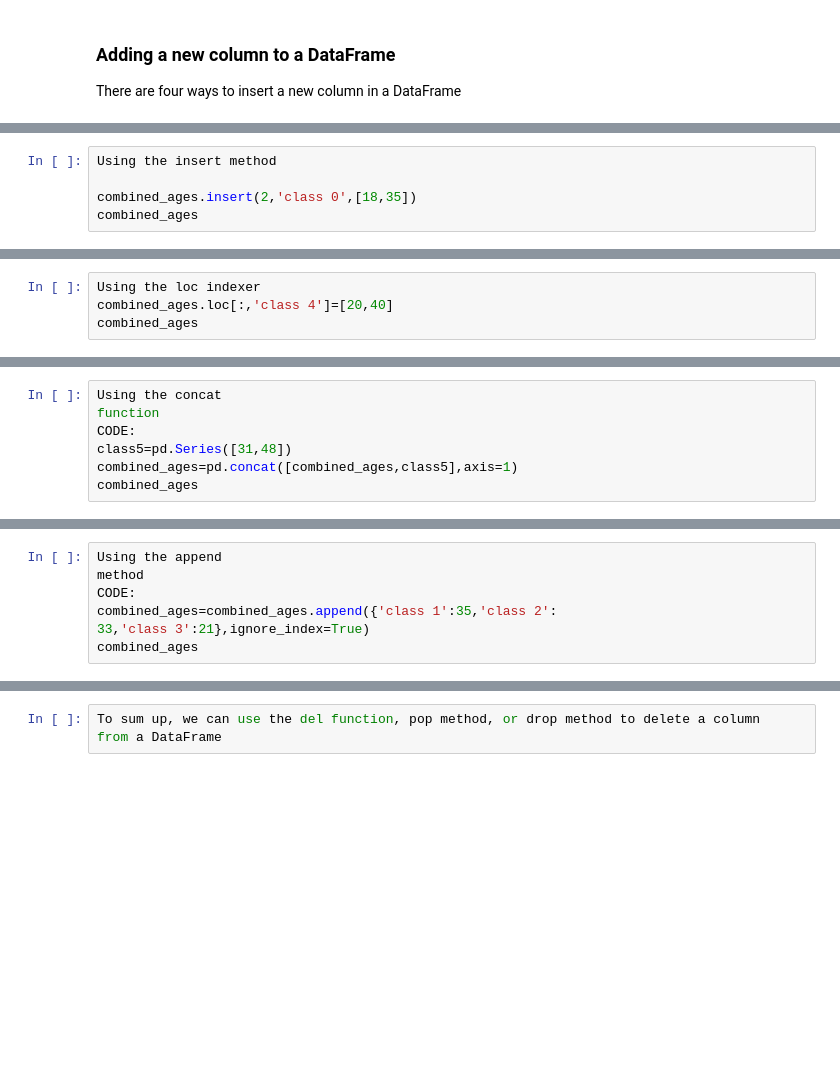
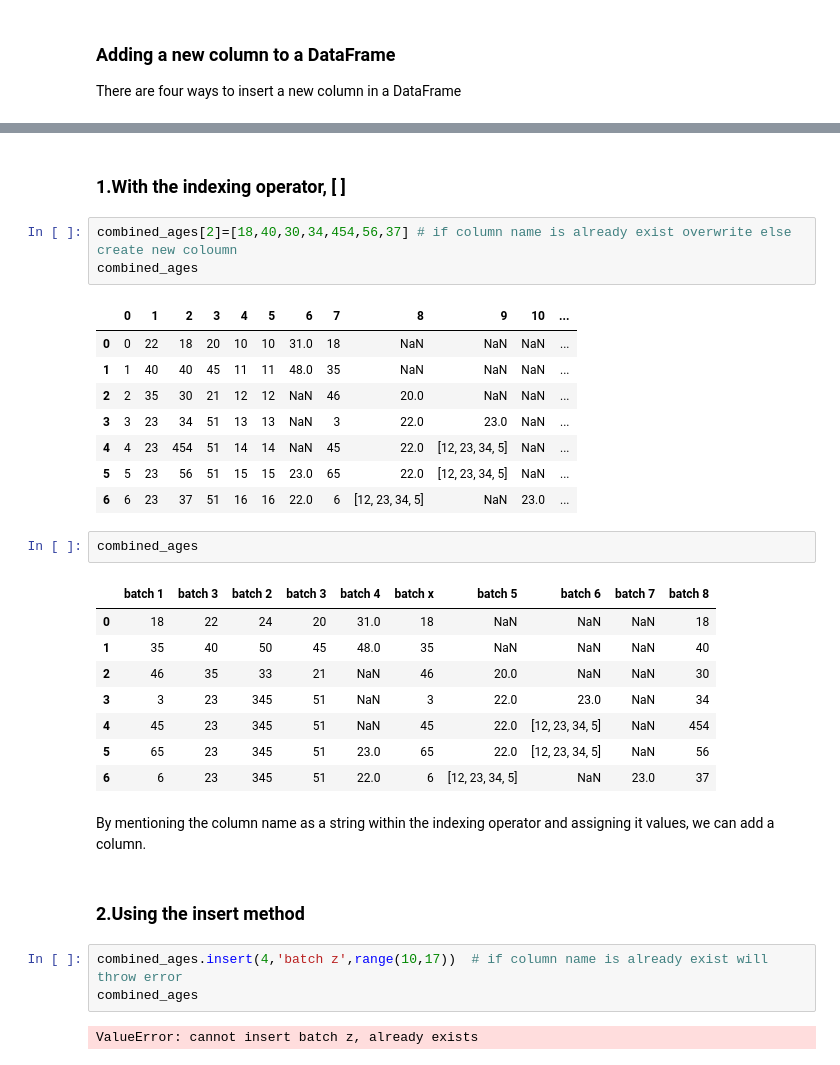
Before and after one commit to svkarthik86/Advanced-python, a Jupyter notebook: PandasLec.ipynb, the cells around one changed output, grey strips where cells are left out. Saved outputs shown, nothing was run; the diff lists cells and outputs as text; blank space fills up the shorter version.

```diff
--- a/PandasLec.ipynb
+++ b/PandasLec.ipynb
@@ -699,5 +1034,0 @@ assigning it values, we can add a column.
-# %%
-Using the insert method
-
-combined_ages.insert(2,'class 0',[18,35])
-combined_ages
@@ -716,4 +1034,0 @@ add a column successfully.
-# %%
-Using the loc indexer
-combined_ages.loc[:,'class 4']=[20,40]
-combined_ages
@@ -726,7 +1034,0 @@ column are enclosed within a list.
-# %%
-Using the concat
-function
-CODE:
-class5=pd.Series([31,48])
-combined_ages=pd.concat([combined_ages,class5],axis=1)
-combined_ages
@@ -746,7 +1034,0 @@ method or with the concat function, as shown in Table 6-4.
-# %%
-Using the append
-method
-CODE:
-combined_ages=combined_ages.append({'class 1':35,'class 2':
-33,'class 3':21},ignore_index=True)
-combined_ages
@@ -809,3 +1035,34 @@ therefore, we need to add the inplace parameter.
-# %%
-To sum up, we can use the del function, pop method, or drop method to delete a column
-from a DataFrame
+# %% [markdown]
+### 1.With the indexing operator, [ ]
+# %%
+combined_ages[2]=[18,40,30,34,454,56,37] # if column name is already exist overwrite else create new coloumn
+combined_ages
+# %% [output]
+|  | 0 | 1 | 2 | 3 | 4 | 5 | 6 | 7 | 8 | 9 | 10 | ... |
+| 0 | 0 | 22 | 18 | 20 | 10 | 10 | 31.0 | 18 | NaN | NaN | NaN | ... |
+| 1 | 1 | 40 | 40 | 45 | 11 | 11 | 48.0 | 35 | NaN | NaN | NaN | ... |
+| 2 | 2 | 35 | 30 | 21 | 12 | 12 | NaN | 46 | 20.0 | NaN | NaN | ... |
+| 3 | 3 | 23 | 34 | 51 | 13 | 13 | NaN | 3 | 22.0 | 23.0 | NaN | ... |
+| 4 | 4 | 23 | 454 | 51 | 14 | 14 | NaN | 45 | 22.0 | [12, 23, 34, 5] | NaN | ... |
+| 5 | 5 | 23 | 56 | 51 | 15 | 15 | 23.0 | 65 | 22.0 | [12, 23, 34, 5] | NaN | ... |
+| 6 | 6 | 23 | 37 | 51 | 16 | 16 | 22.0 | 6 | [12, 23, 34, 5] | NaN | 23.0 | ... |
+# %%
+combined_ages
+# %% [output]
+|  | batch 1 | batch 3 | batch 2 | batch 3 | batch 4 | batch x | batch 5 | batch 6 | batch 7 | batch 8 |
+| 0 | 18 | 22 | 24 | 20 | 31.0 | 18 | NaN | NaN | NaN | 18 |
+| 1 | 35 | 40 | 50 | 45 | 48.0 | 35 | NaN | NaN | NaN | 40 |
+| 2 | 46 | 35 | 33 | 21 | NaN | 46 | 20.0 | NaN | NaN | 30 |
+| 3 | 3 | 23 | 345 | 51 | NaN | 3 | 22.0 | 23.0 | NaN | 34 |
+| 4 | 45 | 23 | 345 | 51 | NaN | 45 | 22.0 | [12, 23, 34, 5] | NaN | 454 |
+| 5 | 65 | 23 | 345 | 51 | 23.0 | 65 | 22.0 | [12, 23, 34, 5] | NaN | 56 |
+| 6 | 6 | 23 | 345 | 51 | 22.0 | 6 | [12, 23, 34, 5] | NaN | 23.0 | 37 |
+# %% [markdown]
+By mentioning the column name as a string within the indexing operator and assigning it values, we can add a column.
+# %% [markdown]
+### 2.Using the insert method
+# %%
+combined_ages.insert(4,'batch z',range(10,17))  # if column name is already exist will throw error
+combined_ages
+# %% [output]
+ValueError: cannot insert batch z, already exists
```
Also changed, not shown: parts of 113 cells of this notebook.
